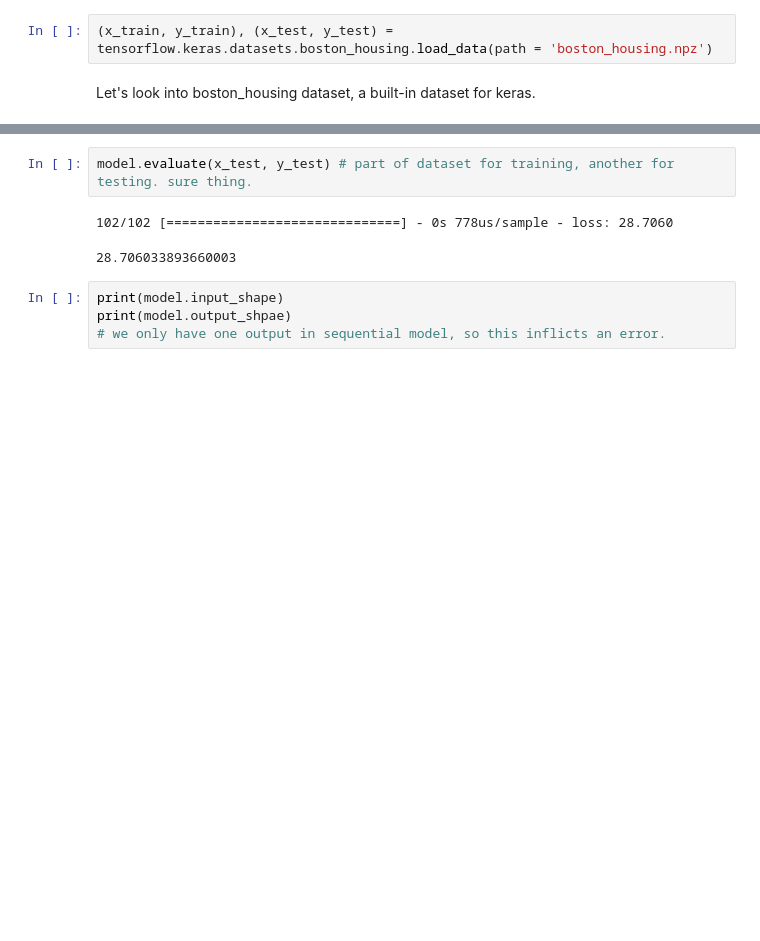
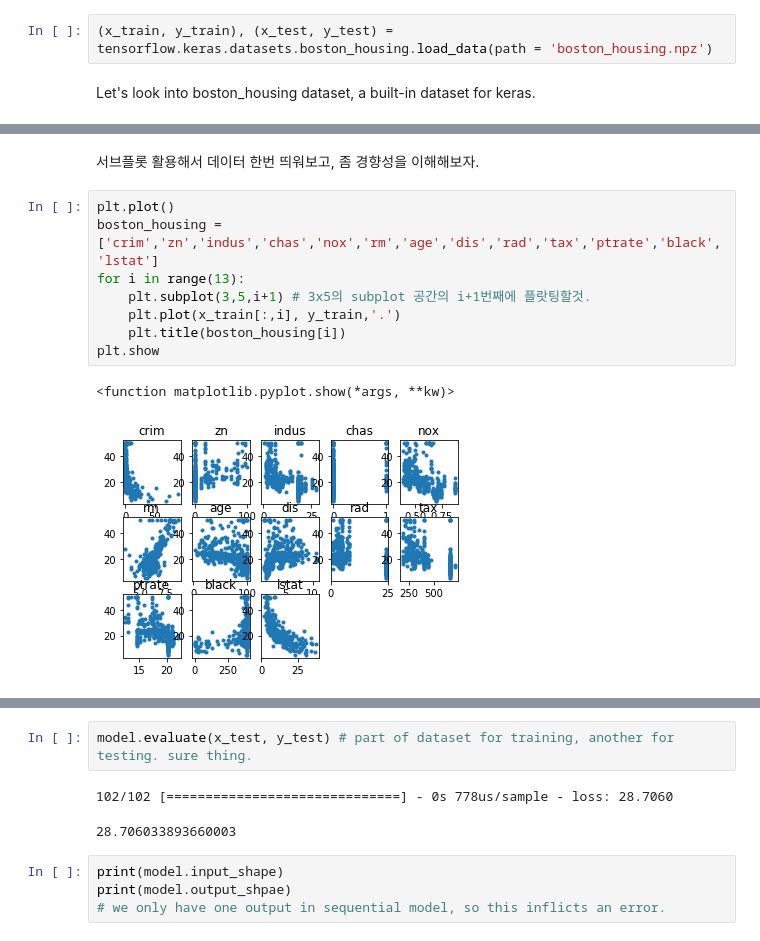
Before and after one commit to yemorangd/2019-1R-ADVENGPHON, a Jupyter notebook: Boston-housing.ipynb, the cells around one changed output, grey strips where cells are left out. Drawn from its saved outputs; the diff is of its cells as text; blank space fills up the shorter version.

Commit message:
Add files via upload
Petty updates on Boston-Housing dataset.

```diff
--- a/Boston-housing.ipynb
+++ b/Boston-housing.ipynb
@@ -10,2 +35,15 @@ Let's look into boston_housing dataset, a built-in dataset for keras.
+# %% [markdown]
+서브플롯 활용해서 데이터 한번 띄워보고, 좀 경향성을 이해해보자.
+# %%
+plt.plot()
+boston_housing = ['crim','zn','indus','chas','nox','rm','age','dis','rad','tax','ptrate','black','lstat']
+for i in range(13):
+    plt.subplot(3,5,i+1) # 3x5의 subplot 공간의 i+1번째에 플랏팅할것.
+    plt.plot(x_train[:,i], y_train,'.')
+    plt.title(boston_housing[i])
+plt.show
+# %% [output]
+<function matplotlib.pyplot.show(*args, **kw)>
+[figure, added]
 # %%
 model = Sequential()
```
Also changed, not shown: parts of 14 cells of this notebook.
